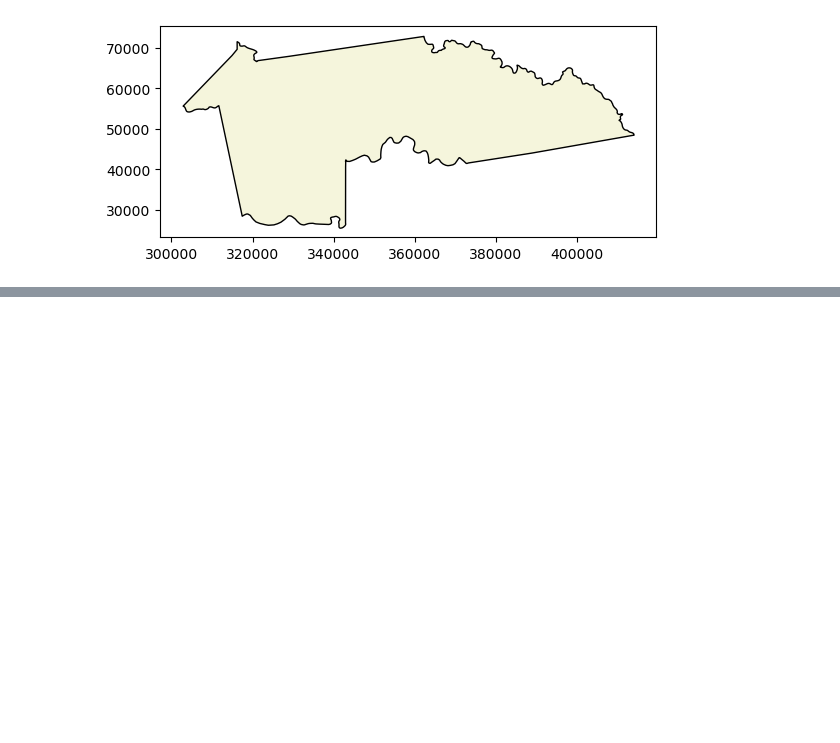
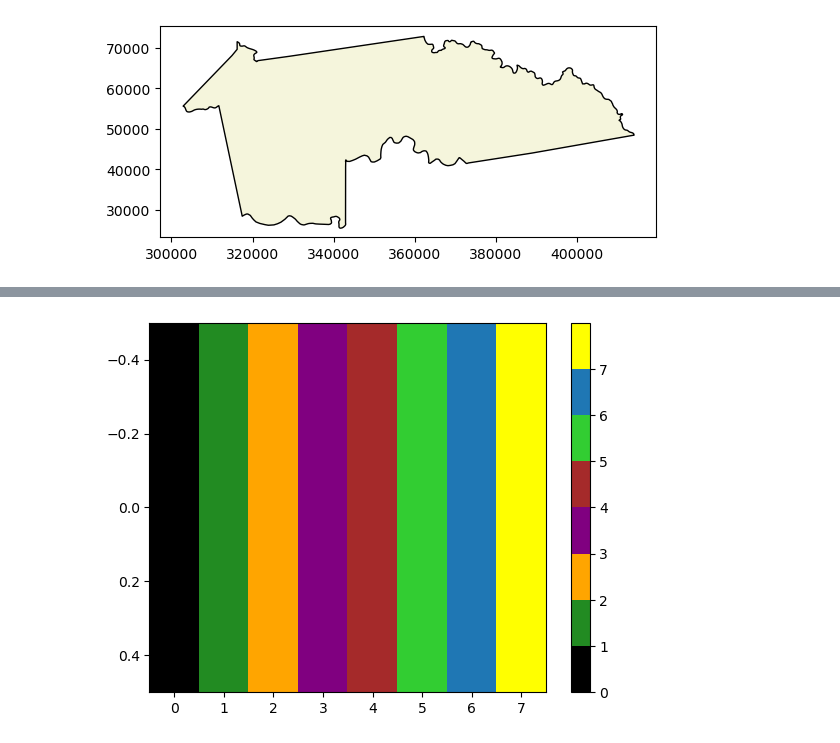
Before and after one commit to macacosta/04-geopark-raster-data, a Jupyter notebook: notebooks/04-geopark-raster-data-solutions.ipynb, the cells around one changed output, grey strips where cells are left out. Drawn from its saved outputs; the diff is of its cells as text; code cells hidden in the pictures; blank space fills up the shorter version.

```diff
--- a/notebooks/04-geopark-raster-data-solutions.ipynb
+++ b/notebooks/04-geopark-raster-data-solutions.ipynb
@@ -135,0 +169,25 @@ Error:
+# %%
+# Customizing the cmap (ChatGPT)
+import numpy as np
+from matplotlib.colors import ListedColormap, BoundaryNorm
+
+cms_colors = ['black',
+              'forestgreen',
+              'orange',
+              'purple',
+              'brown',
+              'limegreen',
+              'tab:blue',
+              'yellow']
+
+cms_cmap = ListedColormap(cms_colors)
+# %%
+# Create a dummy array to map colors to
+dummy_data = np.arange(8).reshape(1, -1)
+
+# Plot the colorbar
+plt.imshow(dummy_data, cmap=cms_cmap, aspect='auto', vmin=0, vmax=8)
+plt.colorbar(ticks=np.arange(8))
+plt.show()
+# %% [output]
+[figure, added]
```
Also changed, not shown: parts of 2 cells of this notebook.
